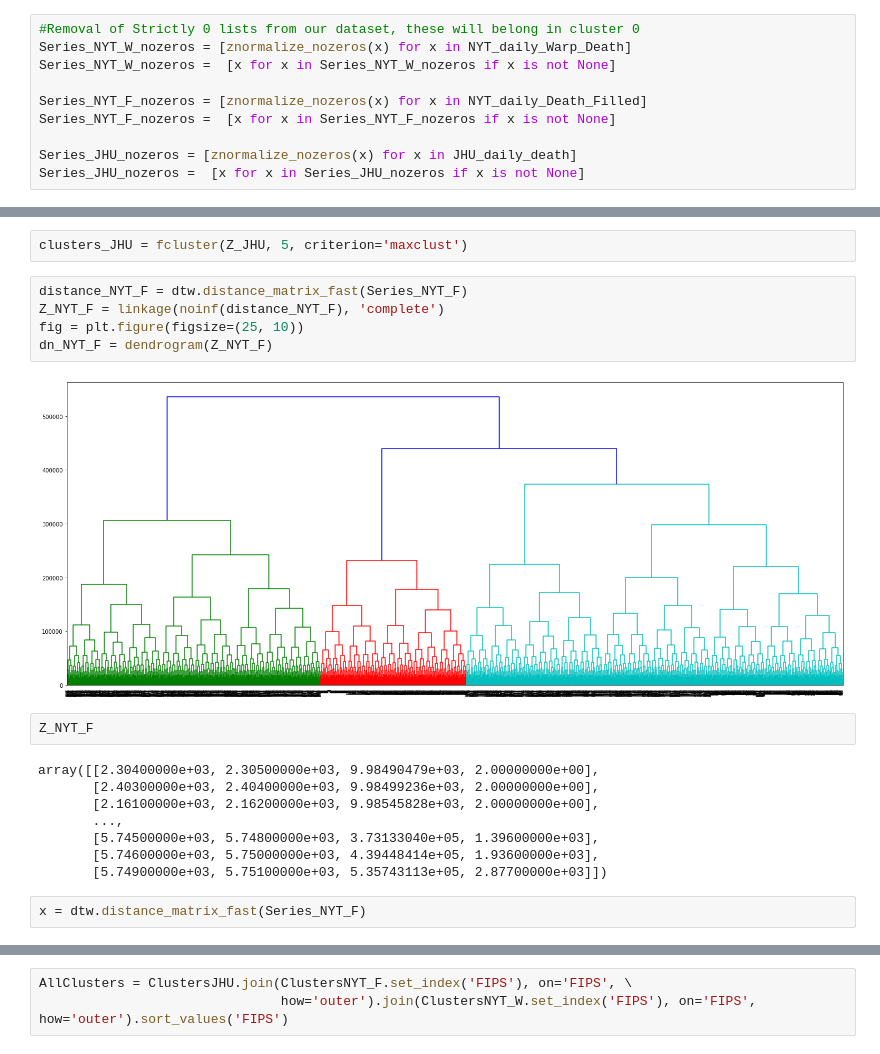
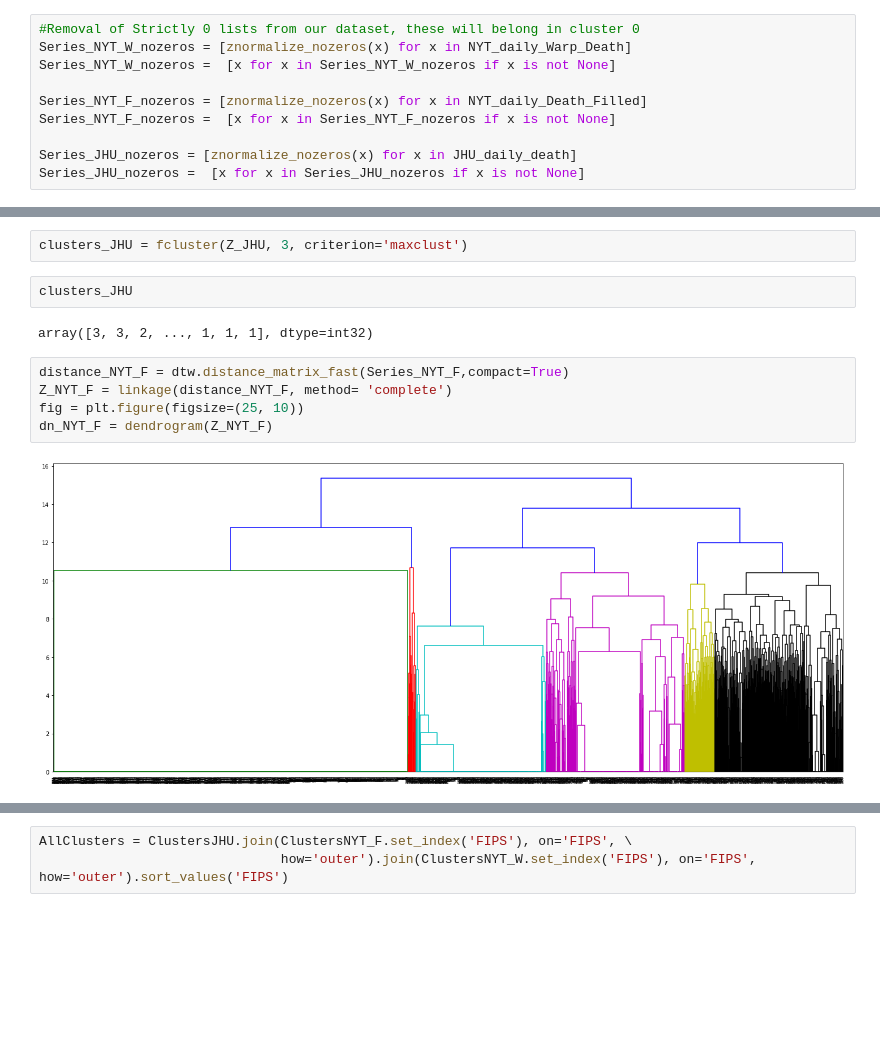
Before and after one commit to Zarand3r/corona_light, a Jupyter notebook: models/HMM_Work/HMM_Big_File.ipynb, the cells around one changed output, grey strips where cells are left out. Drawn from its saved outputs; the diff is of its cells as text; blank space fills up the shorter version.

```diff
--- a/models/HMM_Work/HMM_Big_File.ipynb
+++ b/models/HMM_Work/HMM_Big_File.ipynb
@@ -369,21 +364,13 @@ NameError: name 'Z_JHU' is not defined
 # %%
-clusters_JHU = fcluster(Z_JHU, 5, criterion='maxclust')
+clusters_JHU = fcluster(Z_JHU, 3, criterion='maxclust')
+# %%
+clusters_JHU
+# %% [output]
+array([3, 3, 2, ..., 1, 1, 1], dtype=int32)
 # %%
-distance_NYT_F = dtw.distance_matrix_fast(Series_NYT_F)
-Z_NYT_F = linkage(noinf(distance_NYT_F), 'complete')
+distance_NYT_F = dtw.distance_matrix_fast(Series_NYT_F,compact=True)
+Z_NYT_F = linkage(distance_NYT_F, method= 'complete')
 fig = plt.figure(figsize=(25, 10))
 dn_NYT_F = dendrogram(Z_NYT_F)
 # %% [output]
-[figure, old version]
+[figure, new version]
-# %%
-Z_NYT_F
-# %% [output]
-array([[2.30400000e+03, 2.30500000e+03, 9.98490479e+03, 2.00000000e+00],
-       [2.40300000e+03, 2.40400000e+03, 9.98499236e+03, 2.00000000e+00],
-       [2.16100000e+03, 2.16200000e+03, 9.98545828e+03, 2.00000000e+00],
-       ...,
-       [5.74500000e+03, 5.74800000e+03, 3.73133040e+05, 1.39600000e+03],
-       [5.74600000e+03, 5.75000000e+03, 4.39448414e+05, 1.93600000e+03],
-       [5.74900000e+03, 5.75100000e+03, 5.35743113e+05, 2.87700000e+03]])
-# %%
-x = dtw.distance_matrix_fast(Series_NYT_F)
```
Also changed, not shown: parts of 47 cells of this notebook, 1 other file.
